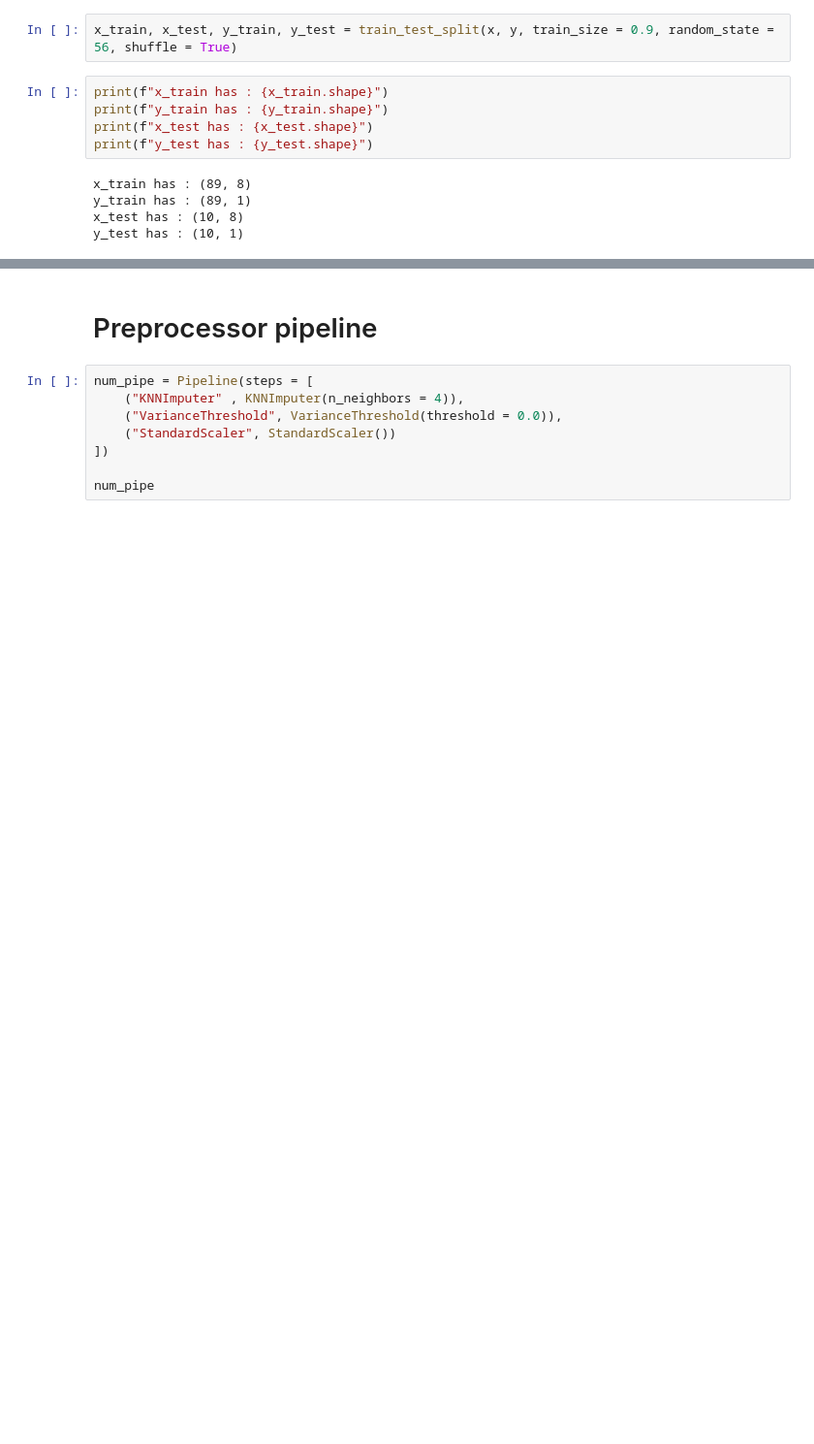
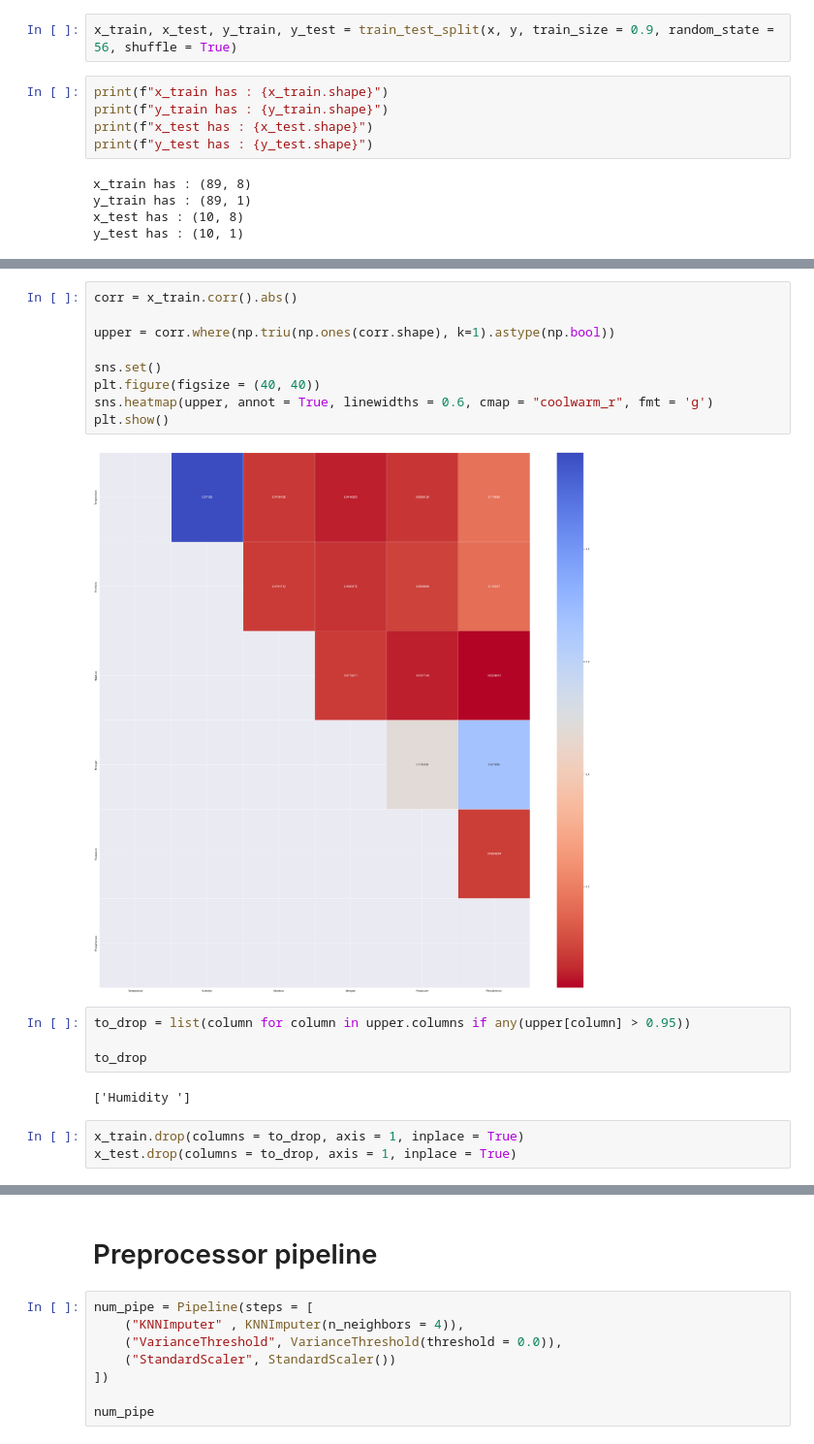
Before and after one commit to pinilDissanayaka/Fertilizer-Type-Prediction, a Jupyter notebook: Notebook/Fertilizer Type Prediction.ipynb, the cells around one changed output, grey strips where cells are left out. Shown: that part at 97% size. Cells and saved outputs as stored; diff of their text form; blank space fills up the shorter version.

```diff
--- a/Notebook/Fertilizer Type Prediction.ipynb
+++ b/Notebook/Fertilizer Type Prediction.ipynb
@@ -235,0 +263,20 @@ x_cat_col = list(set(x_all_col) - set(x_num_col))
+# %%
+corr = x_train.corr().abs()
+
+upper = corr.where(np.triu(np.ones(corr.shape), k=1).astype(np.bool))
+
+sns.set()
+plt.figure(figsize = (40, 40))
+sns.heatmap(upper, annot = True, linewidths = 0.6, cmap = "coolwarm_r", fmt = 'g')
+plt.show()
+# %% [output]
+[figure, added]
+# %%
+to_drop = list(column for column in upper.columns if any(upper[column] > 0.95))
+
+to_drop
+# %% [output]
+['Humidity ']
+# %%
+x_train.drop(columns = to_drop, axis = 1, inplace = True)
+x_test.drop(columns = to_drop, axis = 1, inplace = True)
```
Also changed, not shown: parts of 11 cells of this notebook.
